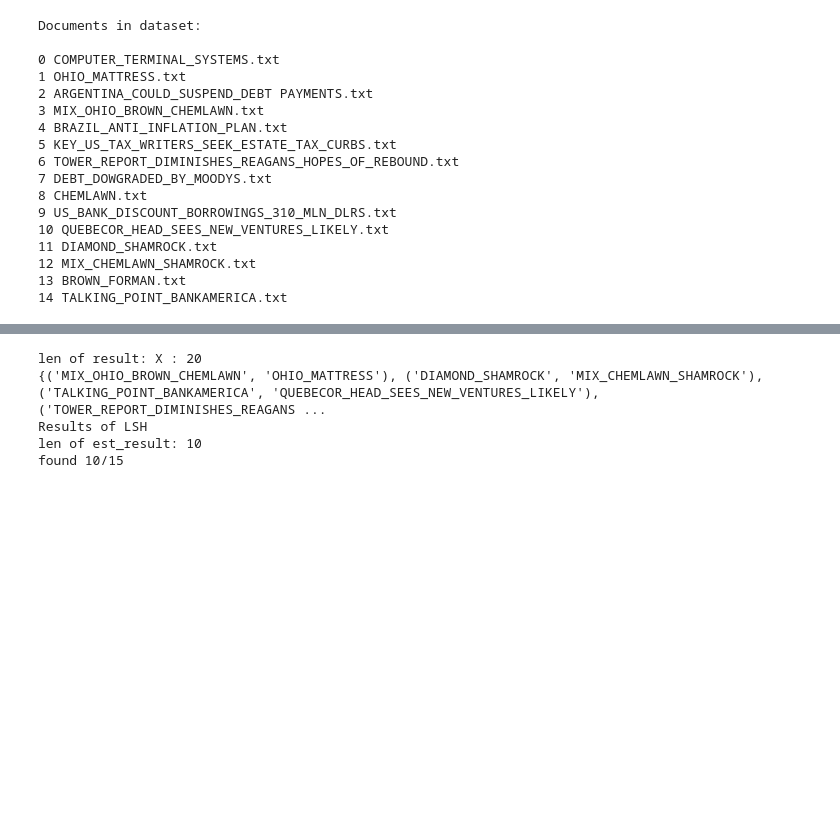
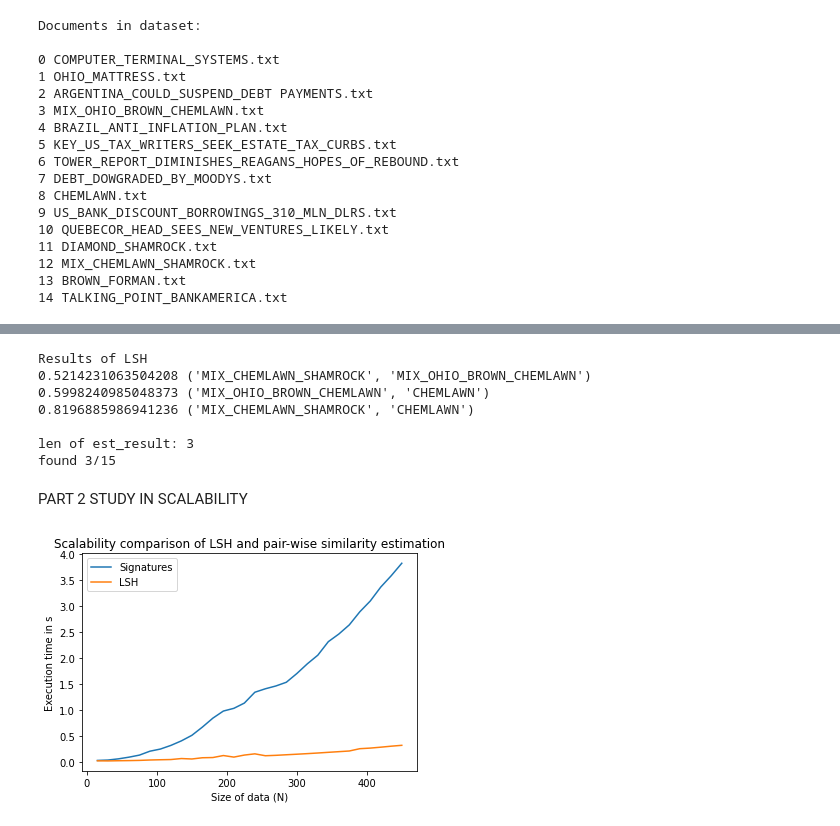
Before and after one commit to Ivan-Klabucar/Data-Mining, a Jupyter notebook: assignment_1/notebook.ipynb, the cells around one changed output, grey strips where cells are left out. Saved outputs shown, nothing was run; the diff lists cells and outputs as text; code cells hidden in the pictures; blank space fills up the shorter version.

Commit message:
All code is done, we just have to make the outputs more clear and presentable and write the report

```diff
--- a/assignment_1/notebook.ipynb
+++ b/assignment_1/notebook.ipynb
@@ -60,6 +62,7 @@ Documents in dataset:
 #Shingling the dataset
 list_of_data = [c for c in data]
 shingled_data = dict()
+THRES = 0.07
 for c in data:
     shingled_data[c] = shingle(data[c], k=9)
 
@@ -83,12 +86,12 @@ def calculate_similarity_of_all_pairs(method):
     return result
 # %%
-def find_pairs_above_threshold(df, threshold):
+def find_pairs_above_threshold(df, threshold, documents=list_of_data):
     checked = set()
     result = set()
     for col in df:
         checked.add(col)
         for i, sim in enumerate(df[col]):
-            curr = list_of_data[i]
+            curr = documents[i]
             if curr in checked: continue
             if sim > threshold: result.add((col, curr))
     return result
@@ -210,19 +203,75 @@ class LSH:
                 result.add(c)
         return result
 # %%
-lsh = LSH(signatures=signed_data, num_of_bands=100, threshold=0.07)
+# Locally sesnsitive hashing
+lsh = LSH(signatures=signed_data, num_of_bands=50, threshold=THRES)
 lsh_result = lsh.get_candidates_above_threshold()
-print(lsh_result)
 
-print('Results of LSH')
+
+print('Results of LSH')                                                 # b = num_of_bands
+for p in lsh_result:                                                    # t = threshold, r = rows within a band
+    print(f'{jaccard_sim_map.loc[list_of_data.index(p[0]), p[1]]} {p}') # explain results with 1 - (1 - t^r)^b
+print()
+
 acum = 0
 for p in lsh_result:
     if p in gt_result or (p[1], p[0]) in gt_result: acum += 1
 print(f'len of est_result: {len(lsh_result)}')
 print(f'found {acum}/{len(gt_result)}')
 # %% [output]
-len of result: X : 20
-{('MIX_OHIO_BROWN_CHEMLAWN', 'OHIO_MATTRESS'), ('DIAMOND_SHAMROCK', 'MIX_CHEMLAWN_SHAMROCK'), ('TALKING_POINT_BANKAMERICA', 'QUEBECOR_HEAD_SEES_NEW_VENTURES_LIKELY'), ('TOWER_REPORT_DIMINISHES_REAGANS ...
 Results of LSH
-len of est_result: 10
-found 10/15
+0.5214231063504208 ('MIX_CHEMLAWN_SHAMROCK', 'MIX_OHIO_BROWN_CHEMLAWN')
+0.5998240985048373 ('MIX_OHIO_BROWN_CHEMLAWN', 'CHEMLAWN')
+0.8196885986941236 ('MIX_CHEMLAWN_SHAMROCK', 'CHEMLAWN')
+
+len of est_result: 3
+found 3/15
+# %% [markdown]
+PART 2 STUDY IN SCALABILITY
+# %%
+# We will get a sense of the speed of execution by applying the above described algorithms
+# to a data set of incresing size
+# we will construct the larger data sets by repeatedly copying the original back into the larger one
+# The larger data set will contained duplicates
+
+def dict_extend(d_to_extend, with_d, time):
+    for k in with_d:
+        d_to_extend[k + f'-{time}'] = with_d[k]
+
+signature_time = []
+lsh_time = []
+
+NUM_OF_EXPERIMENTS = 30
+larger_data = dict()
+for i in range(NUM_OF_EXPERIMENTS):
+    dict_extend(d_to_extend=larger_data, with_d=signed_data, time=i)
+    doc_list = [k for k in larger_data]
+
+    start = time.time()
+    res = calculate_similarity_of_all_pairs(                                  \
+                lambda a,b: jaccard_estimate(a, b, singnatures=larger_data),  \
+                documents=doc_list                                            \
+    )
+    final = find_pairs_above_threshold(res, THRES, documents=doc_list)
+    end = time.time()
+    signature_time.append(end - start)
+
+
+    start = time.time()
+    lsh = LSH(signatures=larger_data, num_of_bands=50, threshold=THRES)
+    lsh_result = lsh.get_candidates_above_threshold(data_with_duplicates=True, method=jaccard_estimate)
+    end = time.time()
+    lsh_time.append(end - start)
+
+
+x = [i*15 for i in range(1,NUM_OF_EXPERIMENTS+1)]
+plt.figure(1)
+plt.plot(x, signature_time, label='Signatures')
+plt.plot(x, lsh_time, label='LSH')
+plt.ylabel('Execution time in s')
+plt.xlabel('Size of data (N)')
+plt.legend()
+plt.title('Scalability comparison of LSH and pair-wise similarity estimation')
+plt.show()
+# %% [output]
+[figure, added]
```
Also changed, not shown: parts of 8 cells of this notebook.
